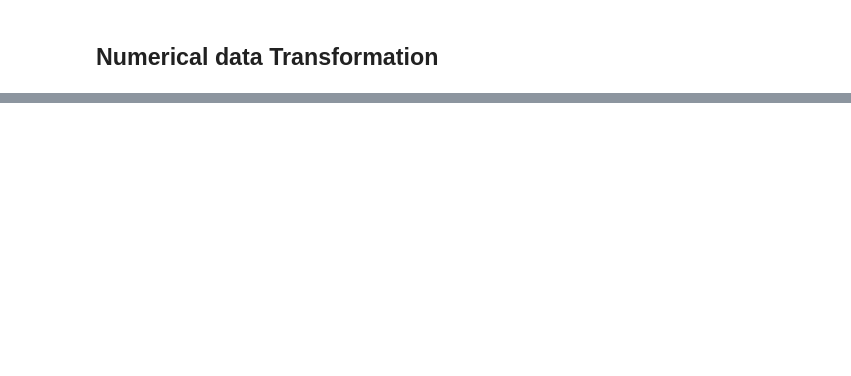
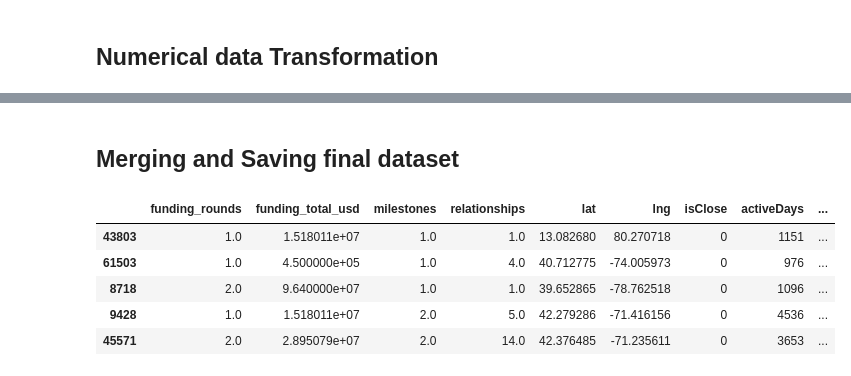
Before and after one commit to SUNILkhadka/Startup-Acquisition-Status-Predictions, a Jupyter notebook: Startup-Acquisition-Status-Prediction.ipynb, the cells around one changed output, grey strips where cells are left out. Drawn from its saved outputs; the diff is of its cells as text; code cells hidden in the pictures; blank space fills up the shorter version.

Commit message:
__final_dataset_

```diff
--- a/Startup-Acquisition-Status-Prediction.ipynb
+++ b/Startup-Acquisition-Status-Prediction.ipynb
@@ -288,12 +310,26 @@ data_df['isClose'] = data_df.apply(lambda rw: isClosed(rw),axis=1)
 # %%
 # Converting to datetime datatypes
 founded_date = pd.to_datetime(data_df['founded_at'],format="%Y-%m-%d")
+
+# filling nan values of closed_at
+def closed_at(row):
+    if row['status'] == 'operating' or row['status'] == 'ipo':
+        return '2013-01-01'
+    else:
+        return row['closed_at']
+data_df['closed_at'] = data_df.apply(lambda rw: closed_at(rw),axis=1)
+data_df['closed_at'] = data_df['closed_at'].fillna('2013-01-01')
+
+# Converting to datetime datatypes
 closed_date = pd.to_datetime(data_df['closed_at'],format="%Y-%m-%d")
 
 # Calculating activedays of closed company
 data_df['activeDays'] = closed_date-founded_date
+data_df['activeDays'] = data_df['activeDays'].dt.days
 
 # Droping the unnecessary columns
 data_df.drop(['status','founded_at','closed_at'],axis=1,inplace=True)
 # %% [markdown]
 ## Numerical data Transformation
+# %%
+numerical_data = data_df.select_dtypes(exclude=['datetime','object']).copy()
@@ -299,0 +345,13 @@ data_df.drop(['status','founded_at','closed_at'],axis=1,inplace=True)
+# %%
+# filling nan values with the most repeated and mean values
+numerical_data.funding_rounds.fillna(numerical_data['funding_rounds'].mode()[0],inplace=True)
+
+numerical_data.funding_total_usd.fillna(numerical_data['funding_total_usd'].mean(),inplace=True)
+
+numerical_data.milestones.fillna(numerical_data['milestones'].mode()[0],inplace=True)
+
+numerical_data.relationships.fillna(numerical_data['relationships'].mean(),inplace=True)
+
+numerical_data.lat.fillna(numerical_data['lat'].mean(),inplace=True)
+
+numerical_data.lng.fillna(numerical_data['lng'].mean(),inplace=True)
@@ -299,0 +370,13 @@ data_df.drop(['status','founded_at','closed_at'],axis=1,inplace=True)
+# %% [markdown]
+## Merging and Saving final dataset
+# %%
+final_data_df = pd.concat([numerical_data,category_data],axis=1)
+# %%
+final_data_df.sample(5)
+# %% [output]
+|  | funding_rounds | funding_total_usd | milestones | relationships | lat | lng | isClose | activeDays | ... |
+| 43803 | 1.0 | 1.518011e+07 | 1.0 | 1.0 | 13.082680 | 80.270718 | 0 | 1151 | ... |
+| 61503 | 1.0 | 4.500000e+05 | 1.0 | 4.0 | 40.712775 | -74.005973 | 0 | 976 | ... |
+| 8718 | 2.0 | 9.640000e+07 | 1.0 | 1.0 | 39.652865 | -78.762518 | 0 | 1096 | ... |
+| 9428 | 1.0 | 1.518011e+07 | 2.0 | 5.0 | 42.279286 | -71.416156 | 0 | 4536 | ... |
+| 45571 | 2.0 | 2.895079e+07 | 2.0 | 14.0 | 42.376485 | -71.235611 | 0 | 3653 | ... |
```
Also changed, not shown: parts of 5 cells of this notebook, 1 other file.
